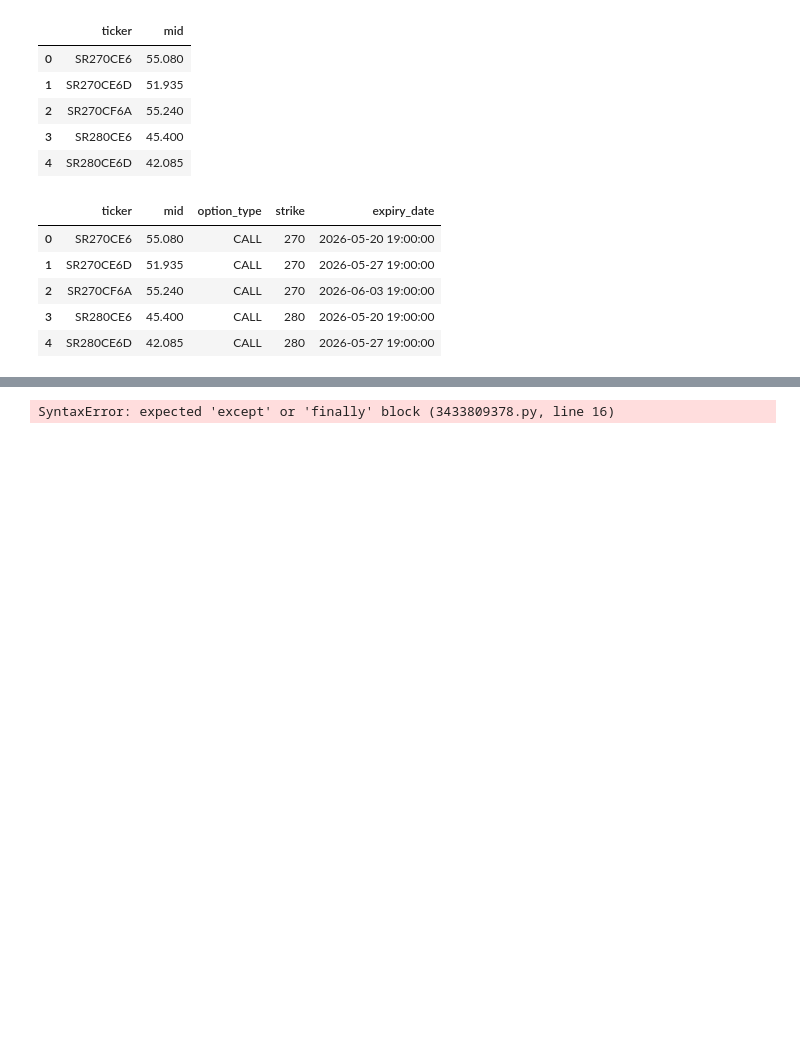
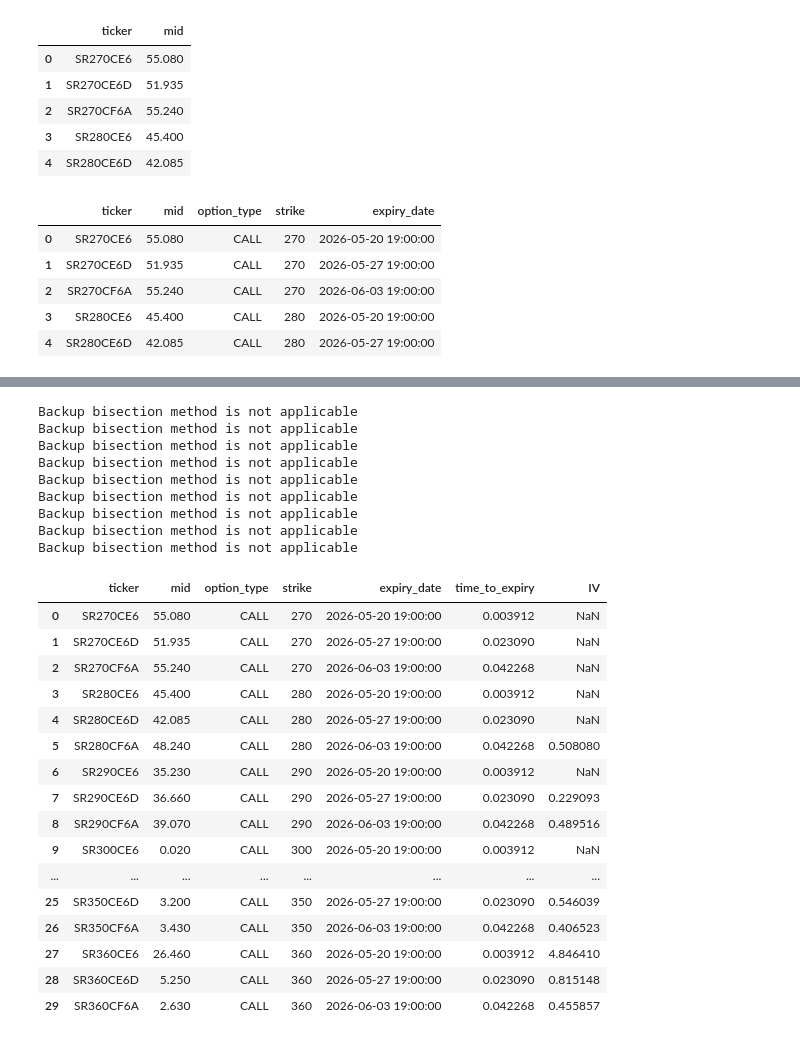
Before and after one commit to SigmaFlowX/Sber-Moex-Options, a Jupyter notebook: notebooks/curr_vol_surface.ipynb, the cells around one changed output, grey strips where cells are left out. Drawn from its saved outputs; the diff is of its cells as text; code cells hidden in the pictures; blank space fills up the shorter version.

```diff
--- a/notebooks/curr_vol_surface.ipynb
+++ b/notebooks/curr_vol_surface.ipynb
@@ -93,21 +93,48 @@ df.head(1)
 # %%
 from utils.iv_solver import iv_newton
 
 def exception_iv(row, curr_price):
     try:
         return iv_newton(
             curr_price,
             row.strike, 0.13,
             row.time_to_expiry,
             row.mid,
             row.option_type,
             0.0001 ,
             100
         )
-    except ValueError:
+    except ValueError as e:
+        print(e)
         return None
 
 
-df['IV'] = df.apply(lambda row: (row, curr_sber_price), axis=1)
+df['IV'] = df.apply(lambda row: exception_iv(row, curr_sber_price), axis=1)
+df
 # %% [output]
-SyntaxError: expected 'except' or 'finally' block (3433809378.py, line 16)
+Backup bisection method is not applicable
+Backup bisection method is not applicable
+Backup bisection method is not applicable
+Backup bisection method is not applicable
+Backup bisection method is not applicable
+Backup bisection method is not applicable
+Backup bisection method is not applicable
+Backup bisection method is not applicable
+Backup bisection method is not applicable
+|  | ticker | mid | option_type | strike | expiry_date | time_to_expiry | IV |
+| 0 | SR270CE6 | 55.080 | CALL | 270 | 2026-05-20 19:00:00 | 0.003912 | NaN |
+| 1 | SR270CE6D | 51.935 | CALL | 270 | 2026-05-27 19:00:00 | 0.023090 | NaN |
+| 2 | SR270CF6A | 55.240 | CALL | 270 | 2026-06-03 19:00:00 | 0.042268 | NaN |
+| 3 | SR280CE6 | 45.400 | CALL | 280 | 2026-05-20 19:00:00 | 0.003912 | NaN |
+| 4 | SR280CE6D | 42.085 | CALL | 280 | 2026-05-27 19:00:00 | 0.023090 | NaN |
+| 5 | SR280CF6A | 48.240 | CALL | 280 | 2026-06-03 19:00:00 | 0.042268 | 0.508080 |
+| 6 | SR290CE6 | 35.230 | CALL | 290 | 2026-05-20 19:00:00 | 0.003912 | NaN |
+| 7 | SR290CE6D | 36.660 | CALL | 290 | 2026-05-27 19:00:00 | 0.023090 | 0.229093 |
+| 8 | SR290CF6A | 39.070 | CALL | 290 | 2026-06-03 19:00:00 | 0.042268 | 0.489516 |
+| 9 | SR300CE6 | 0.020 | CALL | 300 | 2026-05-20 19:00:00 | 0.003912 | NaN |
+| ... | ... | ... | ... | ... | ... | ... | ... |
+| 25 | SR350CE6D | 3.200 | CALL | 350 | 2026-05-27 19:00:00 | 0.023090 | 0.546039 |
+| 26 | SR350CF6A | 3.430 | CALL | 350 | 2026-06-03 19:00:00 | 0.042268 | 0.406523 |
+| 27 | SR360CE6 | 26.460 | CALL | 360 | 2026-05-20 19:00:00 | 0.003912 | 4.846410 |
+| 28 | SR360CE6D | 5.250 | CALL | 360 | 2026-05-27 19:00:00 | 0.023090 | 0.815148 |
+| 29 | SR360CF6A | 2.630 | CALL | 360 | 2026-06-03 19:00:00 | 0.042268 | 0.455857 |
```
Also changed, not shown: parts of 4 cells of this notebook.
